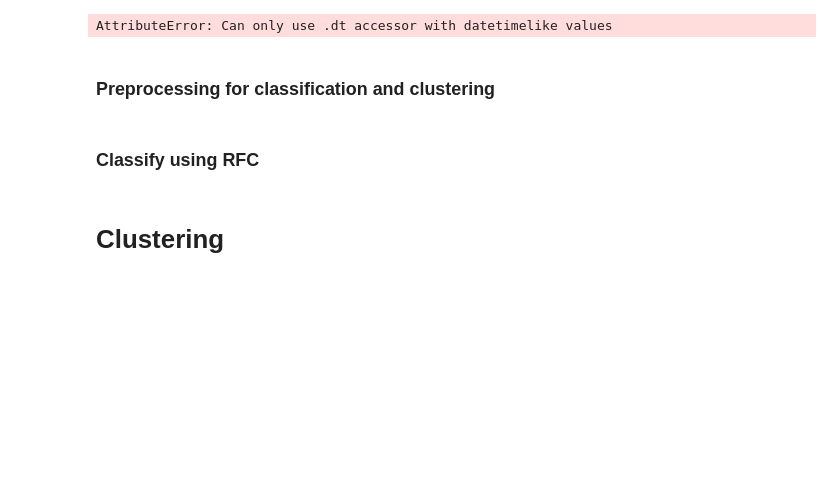
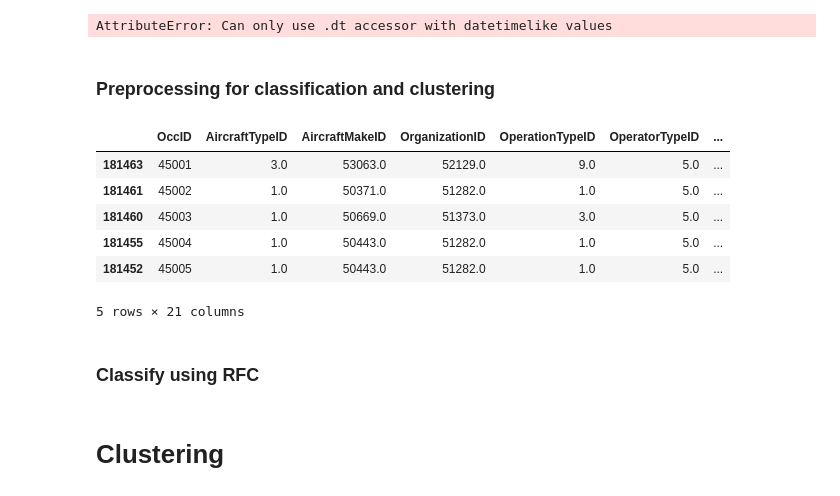
Before and after one commit to franbel/Air_transp_occ_data, a Jupyter notebook: TSB_Aviation_Accidents_APR2019_R1.ipynb, the cells around one changed output. Drawn from its saved outputs; the diff is of its cells as text; code cells hidden in the pictures; blank space fills up the shorter version.

```diff
--- a/TSB_Aviation_Accidents_APR2019_R1.ipynb
+++ b/TSB_Aviation_Accidents_APR2019_R1.ipynb
@@ -297,11 +297,19 @@ plt.scatter(dfm.OccTypeID_DisplayEng, dfm.OperationTypeID_DisplayEng)
 # %%
 #Select relevant features, USE df=df[]!!!! Remove index for model setup
 dfa = dfm[['OccID','AircraftTypeID','AircraftMakeID','OrganizationID', 'OperationTypeID',
            'OperatorTypeID', 'WeightCategoryID','YearOfManuf','NumberOfEngine',
           'MaxTakeOffWeight','NumberOfEngine', 'OccDate', 'OccTime','Latitude','Longitude',
-           'DamageLevelID','WakeTurbulenceCategoryID', 'DangerousGoodEnum','PhaseID'
+           'DamageLevelID','WakeTurbulenceCategoryID', 'DangerousGoodEnum','PhaseID',
            'TotalFatalCount', 'OccTypeID']]#'DepartAirportID','DestAirportID','LandingGearID'
 dfa.head()
+# %% [output]
+|  | OccID | AircraftTypeID | AircraftMakeID | OrganizationID | OperationTypeID | OperatorTypeID | ... |
+| 181463 | 45001 | 3.0 | 53063.0 | 52129.0 | 9.0 | 5.0 | ... |
+| 181461 | 45002 | 1.0 | 50371.0 | 51282.0 | 1.0 | 5.0 | ... |
+| 181460 | 45003 | 1.0 | 50669.0 | 51373.0 | 3.0 | 5.0 | ... |
+| 181455 | 45004 | 1.0 | 50443.0 | 51282.0 | 1.0 | 5.0 | ... |
+| 181452 | 45005 | 1.0 | 50443.0 | 51282.0 | 1.0 | 5.0 | ... |
+5 rows × 21 columns
 # %%
 dfa.shape
 # %%
```
Also changed, not shown: 1 other file.
